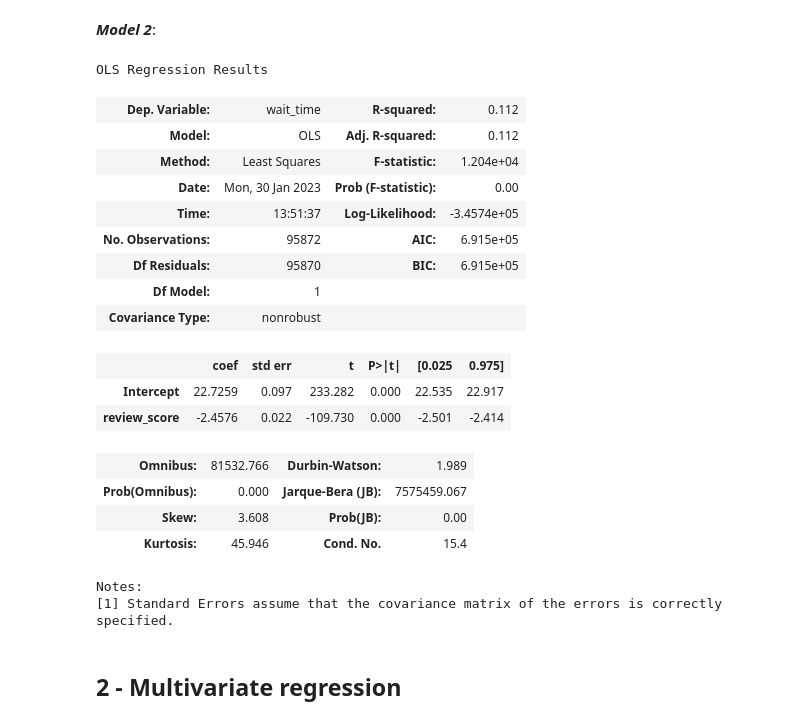
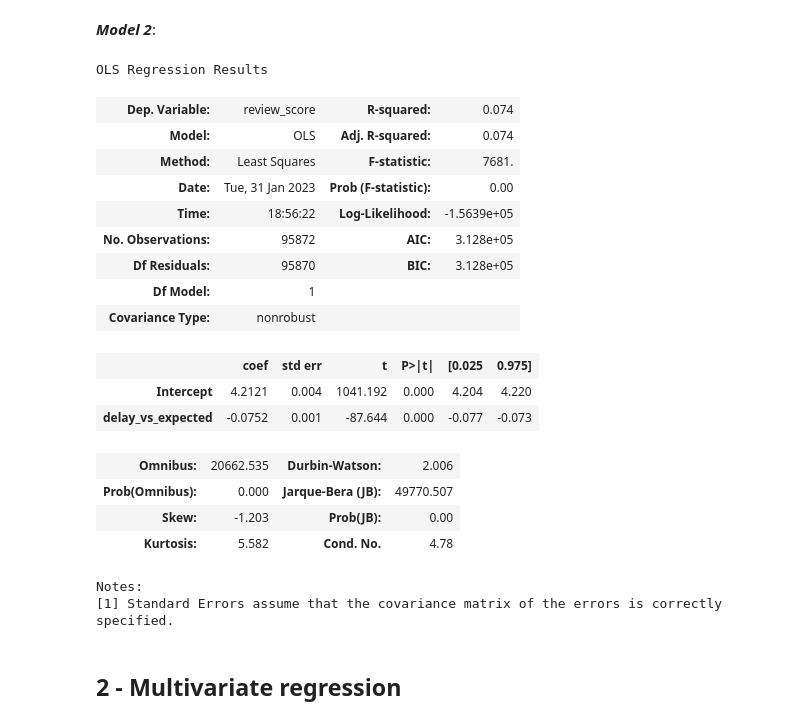
Before and after one commit to multiyumz/data-science-challenges, a Jupyter notebook: data-orders-regression/orders_regression.ipynb, the cells around one changed output. Saved outputs shown, nothing was run; the diff lists cells and outputs as text; code cells hidden in the pictures.

```diff
--- a/data-orders-regression/orders_regression.ipynb
+++ b/data-orders-regression/orders_regression.ipynb
@@ -88,27 +91,27 @@ Notes:
 # %% [markdown]
 ***Model 2***:
 # %%
-model2 = smf.ols(formula='wait_time ~ review_score', data=orders)
+model2 = smf.ols(formula='review_score ~ delay_vs_expected', data=orders)
 res2 = model2.fit()
 res2.summary()
 # %% [output]
 OLS Regression Results
-| Dep. Variable: | wait_time | R-squared: | 0.112 |
-| Model: | OLS | Adj. R-squared: | 0.112 |
-| Method: | Least Squares | F-statistic: | 1.204e+04 |
-| Date: | Mon, 30 Jan 2023 | Prob (F-statistic): | 0.00 |
-| Time: | 13:51:37 | Log-Likelihood: | -3.4574e+05 |
-| No. Observations: | 95872 | AIC: | 6.915e+05 |
-| Df Residuals: | 95870 | BIC: | 6.915e+05 |
+| Dep. Variable: | review_score | R-squared: | 0.074 |
+| Model: | OLS | Adj. R-squared: | 0.074 |
+| Method: | Least Squares | F-statistic: | 7681. |
+| Date: | Tue, 31 Jan 2023 | Prob (F-statistic): | 0.00 |
+| Time: | 18:56:22 | Log-Likelihood: | -1.5639e+05 |
+| No. Observations: | 95872 | AIC: | 3.128e+05 |
+| Df Residuals: | 95870 | BIC: | 3.128e+05 |
 | Df Model: | 1 |  |  |
 | Covariance Type: | nonrobust |  |  |
 |  | coef | std err | t | P>|t| | [0.025 | 0.975] |
-| Intercept | 22.7259 | 0.097 | 233.282 | 0.000 | 22.535 | 22.917 |
-| review_score | -2.4576 | 0.022 | -109.730 | 0.000 | -2.501 | -2.414 |
+| Intercept | 4.2121 | 0.004 | 1041.192 | 0.000 | 4.204 | 4.220 |
+| delay_vs_expected | -0.0752 | 0.001 | -87.644 | 0.000 | -0.077 | -0.073 |
-| Omnibus: | 81532.766 | Durbin-Watson: | 1.989 |
-| Prob(Omnibus): | 0.000 | Jarque-Bera (JB): | 7575459.067 |
-| Skew: | 3.608 | Prob(JB): | 0.00 |
-| Kurtosis: | 45.946 | Cond. No. | 15.4 |
+| Omnibus: | 20662.535 | Durbin-Watson: | 2.006 |
+| Prob(Omnibus): | 0.000 | Jarque-Bera (JB): | 49770.507 |
+| Skew: | -1.203 | Prob(JB): | 0.00 |
+| Kurtosis: | 5.582 | Cond. No. | 4.78 |
 Notes:
 [1] Standard Errors assume that the covariance matrix of the errors is correctly specified.
 # %% [markdown]
```
Also changed, not shown: parts of 5 cells of this notebook, 7 other files.
